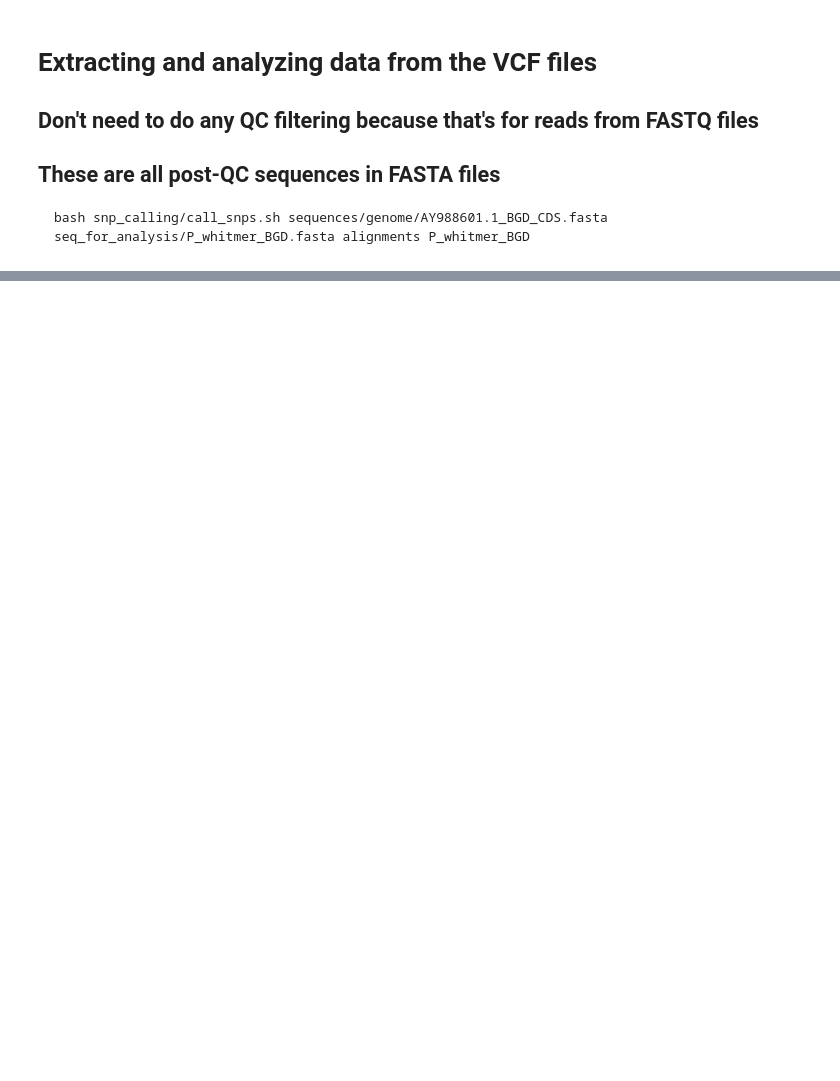
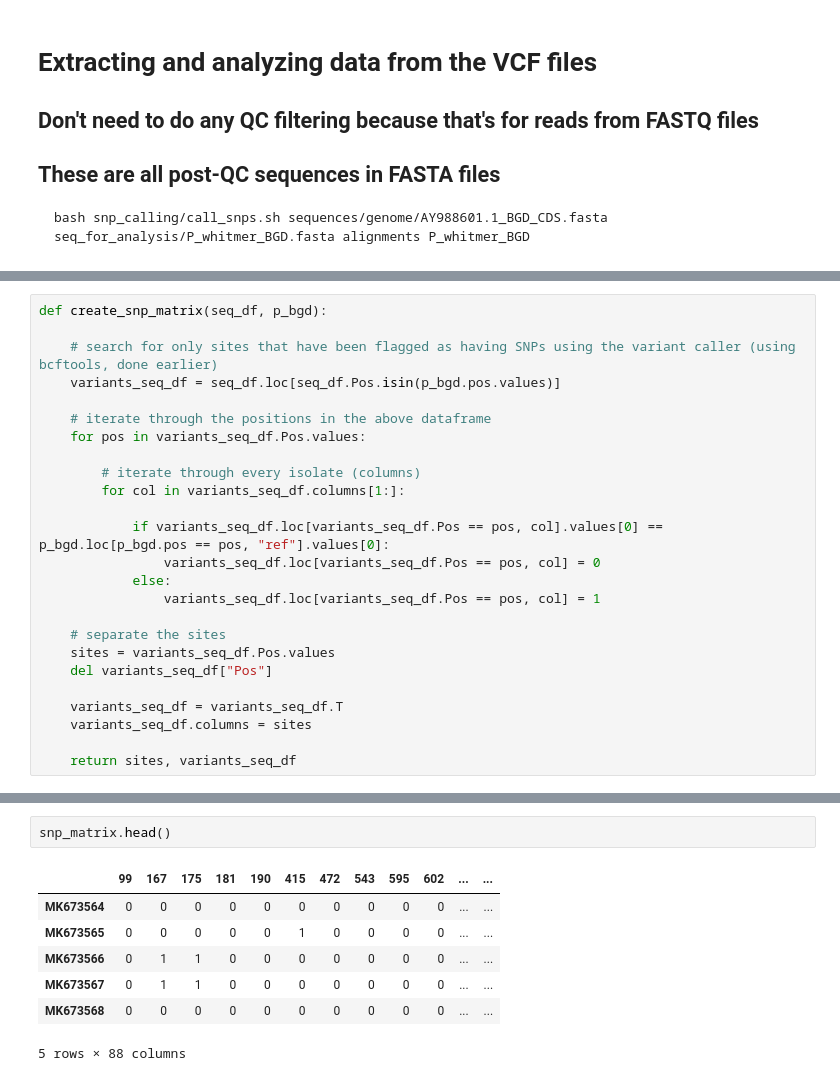
Before and after one commit to sanju99/niv_evo, a Jupyter notebook: clade_differences.ipynb, the cells around one changed output, grey strips where cells are left out. Cells and saved outputs as stored; diff of their text form; blank space fills up the shorter version.

```diff
--- a/clade_differences.ipynb
+++ b/clade_differences.ipynb
@@ -81,0 +79,25 @@ P_whitmer = [(seq.id, str(seq.seq)) for seq in SeqIO.parse("seq_for_analysis/P_w
+# %%
+def create_snp_matrix(seq_df, p_bgd):
+
+    # search for only sites that have been flagged as having SNPs using the variant caller (using bcftools, done earlier)
+    variants_seq_df = seq_df.loc[seq_df.Pos.isin(p_bgd.pos.values)]
+
+    # iterate through the positions in the above dataframe
+    for pos in variants_seq_df.Pos.values:
+
+        # iterate through every isolate (columns)
+        for col in variants_seq_df.columns[1:]:
+
+            if variants_seq_df.loc[variants_seq_df.Pos == pos, col].values[0] == p_bgd.loc[p_bgd.pos == pos, "ref"].values[0]:
+                variants_seq_df.loc[variants_seq_df.Pos == pos, col] = 0
+            else:
+                variants_seq_df.loc[variants_seq_df.Pos == pos, col] = 1
+
+    # separate the sites
+    sites = variants_seq_df.Pos.values
+    del variants_seq_df["Pos"]
+
+    variants_seq_df = variants_seq_df.T
+    variants_seq_df.columns = sites
+
+    return sites, variants_seq_df
@@ -83,0 +233,10 @@ P_whitmer = [(seq.id, str(seq.seq)) for seq in SeqIO.parse("seq_for_analysis/P_w
+# %%
+snp_matrix.head()
+# %% [output]
+|  | 99 | 167 | 175 | 181 | 190 | 415 | 472 | 543 | 595 | 602 | ... | ... |
+| MK673564 | 0 | 0 | 0 | 0 | 0 | 0 | 0 | 0 | 0 | 0 | ... | ... |
+| MK673565 | 0 | 0 | 0 | 0 | 0 | 1 | 0 | 0 | 0 | 0 | ... | ... |
+| MK673566 | 0 | 1 | 1 | 0 | 0 | 0 | 0 | 0 | 0 | 0 | ... | ... |
+| MK673567 | 0 | 1 | 1 | 0 | 0 | 0 | 0 | 0 | 0 | 0 | ... | ... |
+| MK673568 | 0 | 0 | 0 | 0 | 0 | 0 | 0 | 0 | 0 | 0 | ... | ... |
+5 rows × 88 columns
```
Also changed, not shown: parts of 26 cells of this notebook, 1 other file.
